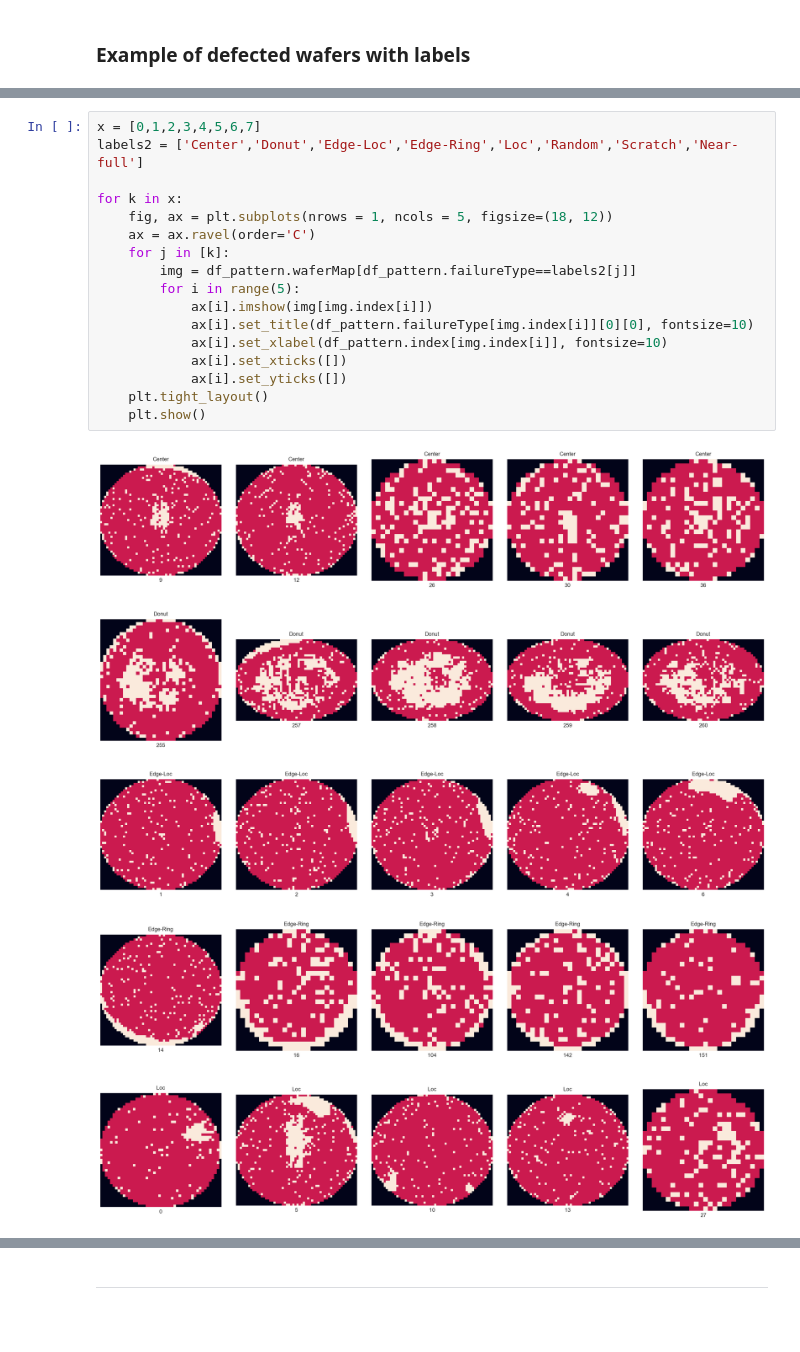
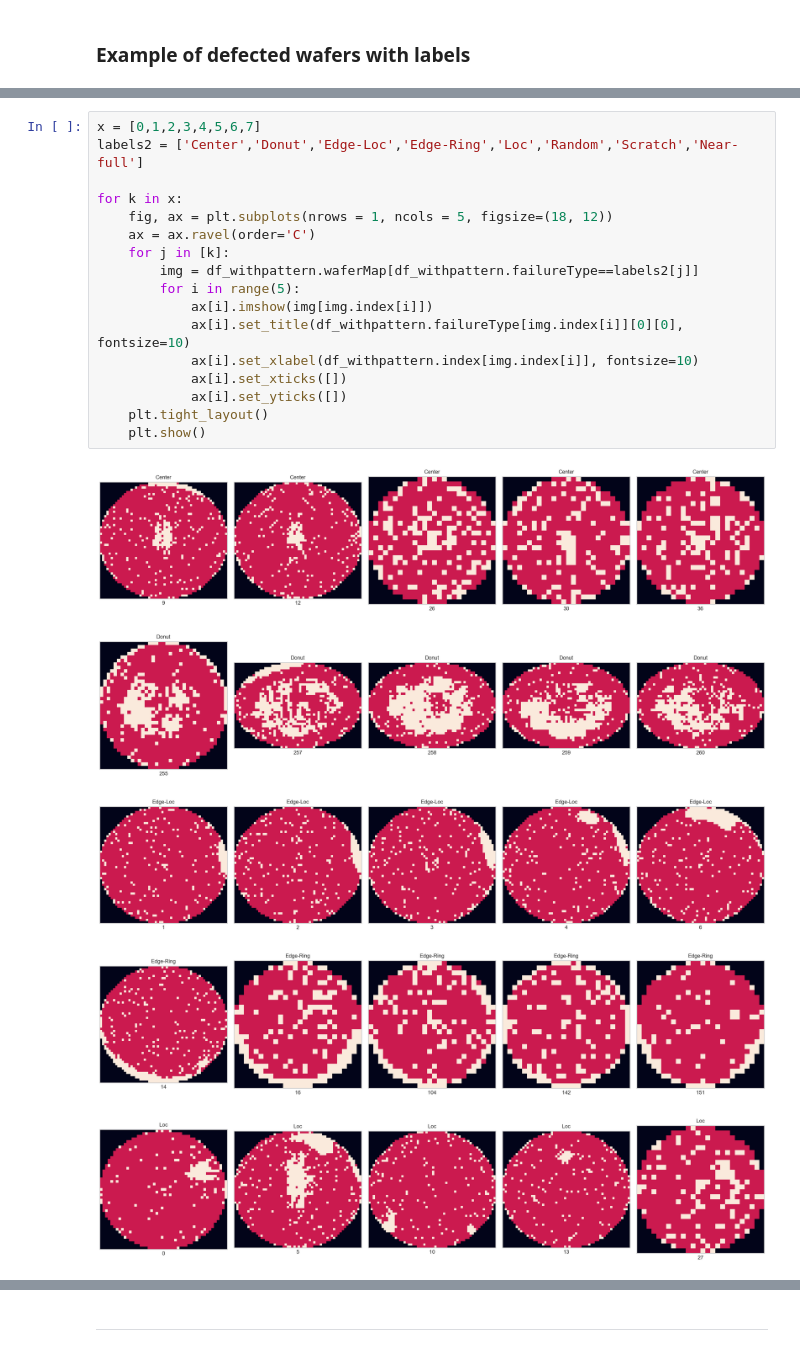
Before and after one commit to EhsanGharibNezhad/Automated-Wafer-Defect-Detection-and-Pattern-Recognition-Using-Deep-Learning, a Jupyter notebook: notebooks/Wafer_Defect_Detection_Pattern_Recognition.ipynb, the cells around one changed output, grey strips where cells are left out. Drawn from its saved outputs; the diff is of its cells as text; blank space fills up the shorter version.

```diff
--- a/notebooks/Wafer_Defect_Detection_Pattern_Recognition.ipynb
+++ b/notebooks/Wafer_Defect_Detection_Pattern_Recognition.ipynb
@@ -318,23 +318,23 @@ plt.show()
 # %%
 x = [0,1,2,3,4,5,6,7]
 labels2 = ['Center','Donut','Edge-Loc','Edge-Ring','Loc','Random','Scratch','Near-full']
 
 for k in x:
     fig, ax = plt.subplots(nrows = 1, ncols = 5, figsize=(18, 12))
     ax = ax.ravel(order='C')
     for j in [k]:
-        img = df_pattern.waferMap[df_pattern.failureType==labels2[j]]
+        img = df_withpattern.waferMap[df_withpattern.failureType==labels2[j]]
         for i in range(5):
             ax[i].imshow(img[img.index[i]])
-            ax[i].set_title(df_pattern.failureType[img.index[i]][0][0], fontsize=10)
-            ax[i].set_xlabel(df_pattern.index[img.index[i]], fontsize=10)
+            ax[i].set_title(df_withpattern.failureType[img.index[i]][0][0], fontsize=10)
+            ax[i].set_xlabel(df_withpattern.index[img.index[i]], fontsize=10)
             ax[i].set_xticks([])
             ax[i].set_yticks([])
     plt.tight_layout()
     plt.show()
 # %% [output]
-[figure, old version]
+[figure, new version]
-[figure, old version]
+[figure, new version]
-[figure, old version]
+[figure, new version]
-[figure, old version]
+[figure, new version]
-[figure, old version]
+[figure, new version]
```
Also changed, not shown: parts of 9 cells of this notebook.
